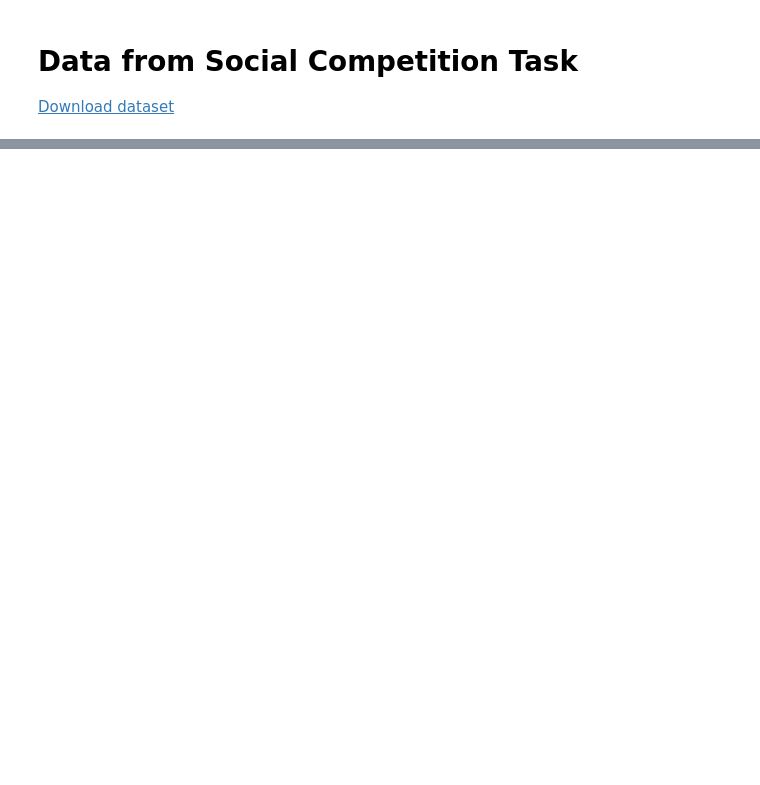
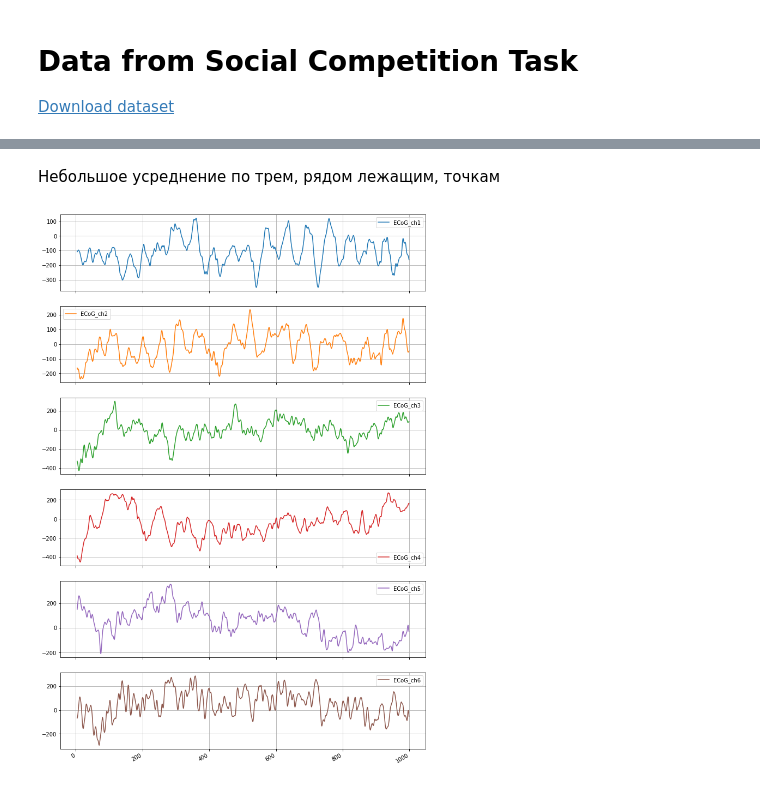
Before and after one commit to igor-yusupov/2018-Project-3, a Jupyter notebook: code/input_data.ipynb, the cells around one changed output, grey strips where cells are left out. Cells and saved outputs as stored; diff of their text form; code cells hidden in the pictures; blank space fills up the shorter version.

```diff
--- a/code/input_data.ipynb
+++ b/code/input_data.ipynb
@@ -19,0 +20,7 @@ data_sample.loc[:, "ECoG_ch1":].plot(subplots=True, figsize=(12, 20), grid=True)
+# %% [markdown]
+Небольшое усреднение по трем, рядом лежащим, точкам
+# %%
+%matplotlib inline
+data_sample.loc[:, "ECoG_ch1":].plot(subplots=True, figsize=(12, 20), grid=True);
+# %% [output]
+[figure, added]
```
Also changed, not shown: parts of 2 cells of this notebook.
